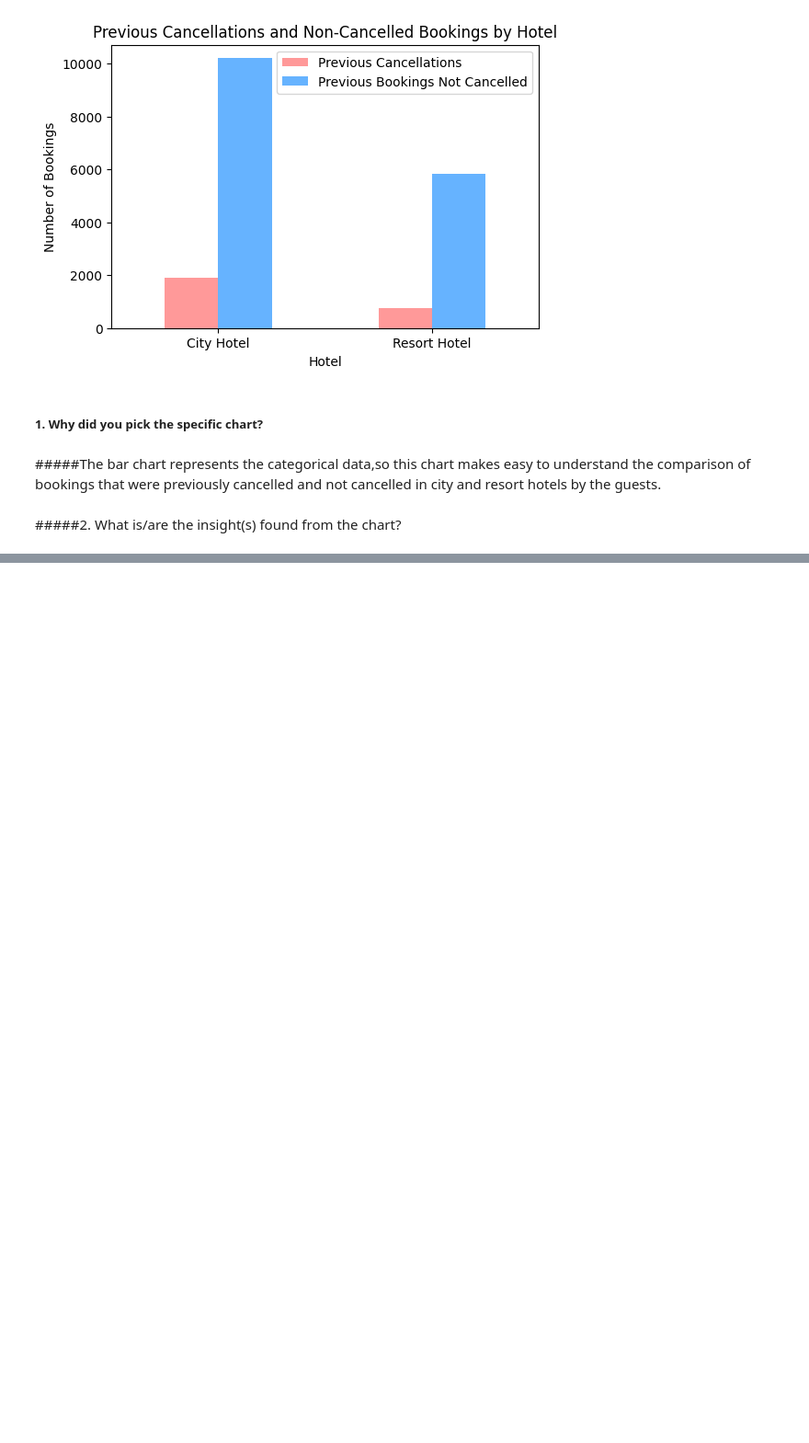
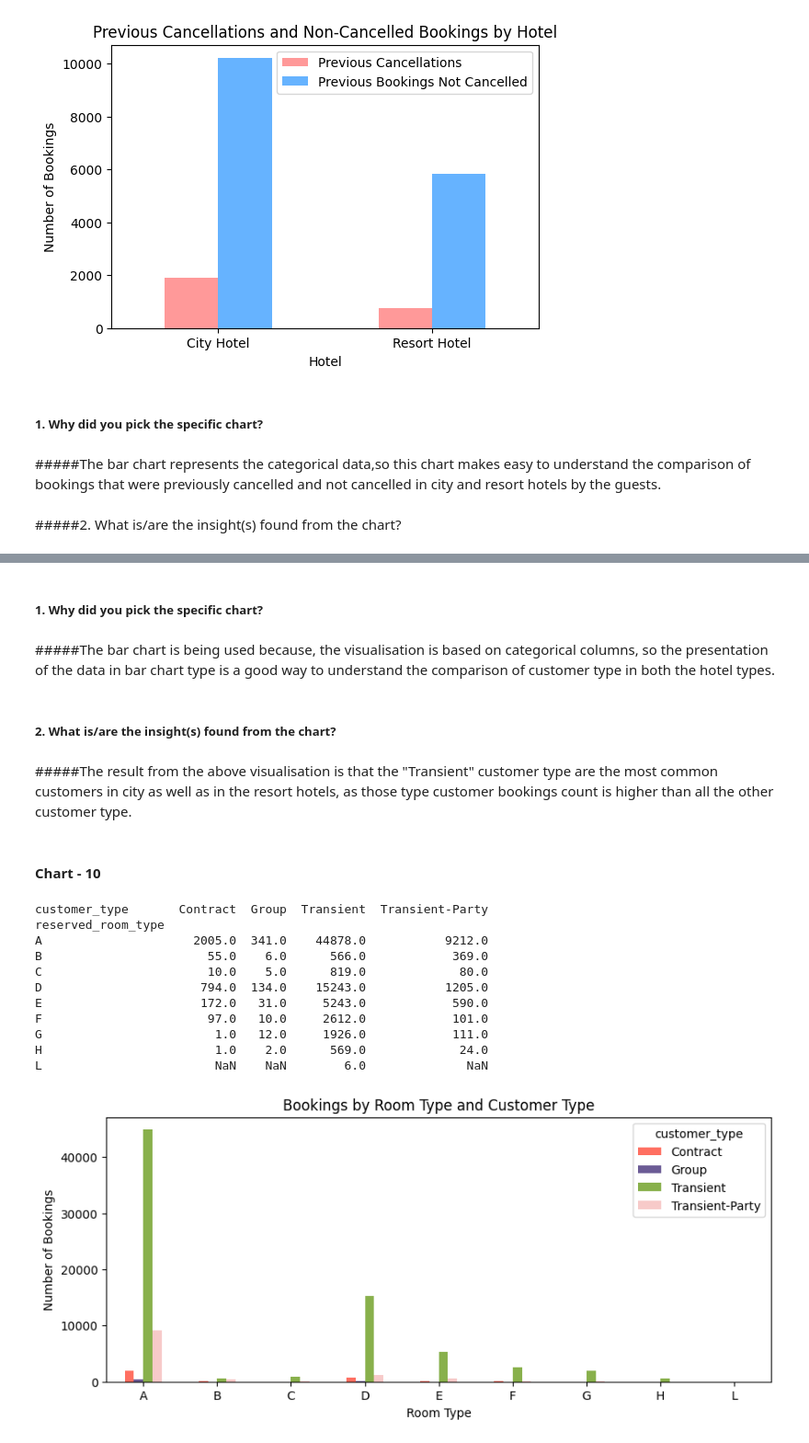
Before and after one commit to jyothika2809/CITY-AND-RESORT-HOTEL-EDA-AND-DASHBOARD, a Jupyter notebook: EDA_hotel_booking_analysis.ipynb, the cells around one changed output, grey strips where cells are left out. Shown: that part at 92% size. Saved outputs shown, nothing was run; the diff lists cells and outputs as text; code cells hidden in the pictures; blank space fills up the shorter version.

```diff
--- a/EDA_hotel_booking_analysis.ipynb
+++ b/EDA_hotel_booking_analysis.ipynb
@@ -659,0 +693,38 @@ Resort Hotel                     747                            5849
+# %% [markdown]
+##### 1. Why did you pick the specific chart?
+# %% [markdown]
+#####The bar chart is being used because, the visualisation is based on categorical columns, so the presentation of the data in bar chart type is a good way to understand the comparison of customer type in both the hotel types.
+# %% [markdown]
+##### 2. What is/are the insight(s) found from the chart?
+# %% [markdown]
+#####The result from the above visualisation is that the "Transient" customer type are the most common customers in city as well as in the resort hotels, as those type customer bookings count is higher than all the other customer type.
+# %% [markdown]
+#### Chart - 10
+# %%
+#chart 10 visualisation code
+room_and_customer = pd.DataFrame(hotel_booking[["reserved_room_type","customer_type"]])
+room_and_customer_df = room_and_customer.groupby(["reserved_room_type","customer_type"]).size().unstack()
+print(room_and_customer_df)
+print('\n')
+#plotting bar chart to visualise reserved room type bookings based on customer type
+room_and_customer_df.plot(kind='bar', stacked=False, color=['#FF6F61', '#6B5B95', '#88B04B', '#F7CAC9'], figsize=(10, 4))
+#setting labels,title
+plt.title("Bookings by Room Type and Customer Type")
+plt.xlabel("Room Type")
+plt.ylabel("Number of Bookings")
+plt.xticks(rotation=360)
+#show the plot
+plt.show()
+# %% [output]
+customer_type       Contract  Group  Transient  Transient-Party
+reserved_room_type
+A                     2005.0  341.0    44878.0           9212.0
+B                       55.0    6.0      566.0            369.0
+C                       10.0    5.0      819.0             80.0
+D                      794.0  134.0    15243.0           1205.0
+E                      172.0   31.0     5243.0            590.0
+F                       97.0   10.0     2612.0            101.0
+G                        1.0   12.0     1926.0            111.0
+H                        1.0    2.0      569.0             24.0
+L                        NaN    NaN        6.0              NaN
+[figure, added]
```
Also changed, not shown: parts of 11 cells of this notebook.
